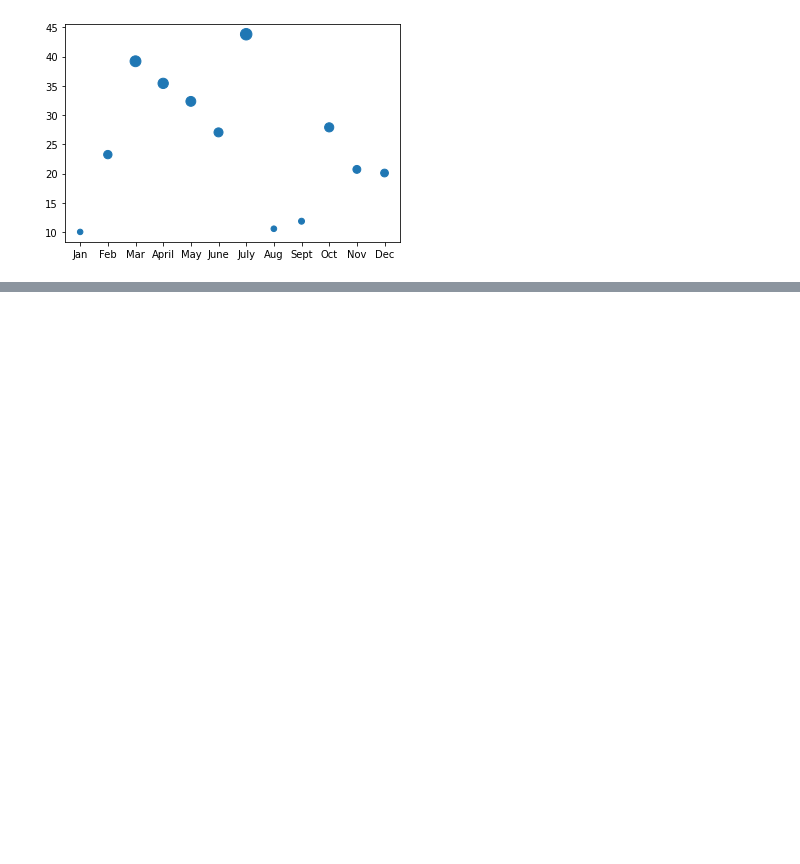
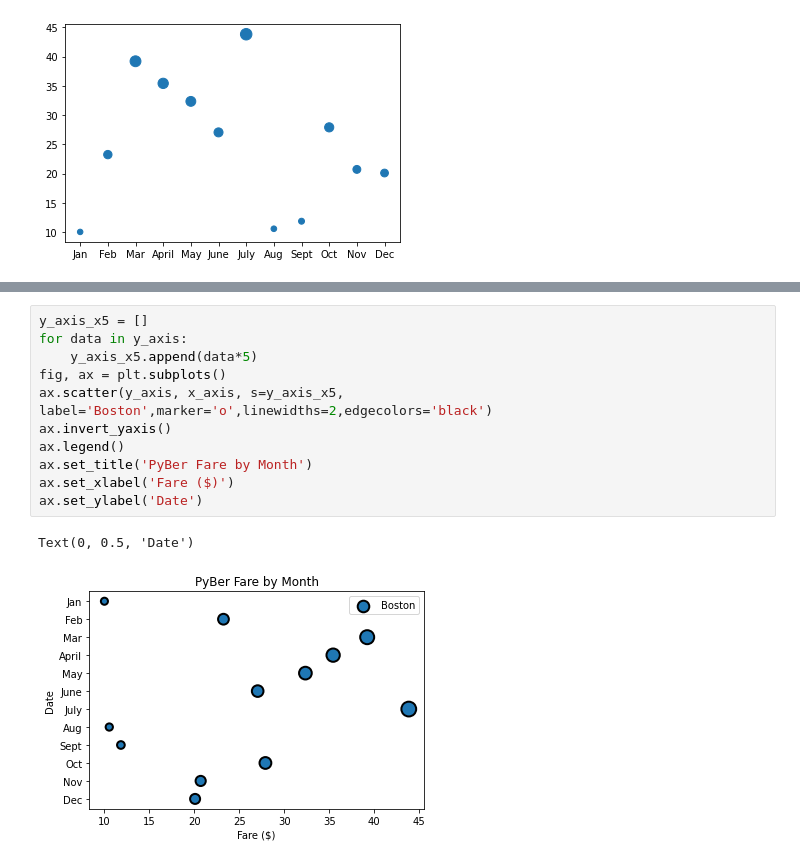
Before and after one commit to aeronut343/PyBer_Analysis, a Jupyter notebook: matplotlib_practice.ipynb, the cells around one changed output, grey strips where cells are left out. Saved outputs shown, nothing was run; the diff lists cells and outputs as text; blank space fills up the shorter version.

```diff
--- a/matplotlib_practice.ipynb
+++ b/matplotlib_practice.ipynb
@@ -158,0 +165,14 @@ plt.scatter(x_axis,y_axis,s=y_axis_larger)
+# %%
+y_axis_x5 = []
+for data in y_axis:
+    y_axis_x5.append(data*5)
+fig, ax = plt.subplots()
+ax.scatter(y_axis, x_axis, s=y_axis_x5, label='Boston',marker='o',linewidths=2,edgecolors='black')
+ax.invert_yaxis()
+ax.legend()
+ax.set_title('PyBer Fare by Month')
+ax.set_xlabel('Fare ($)')
+ax.set_ylabel('Date')
+# %% [output]
+Text(0, 0.5, 'Date')
+[figure, added]
```
Also changed, not shown: parts of 5 cells of this notebook, 5 other files.
